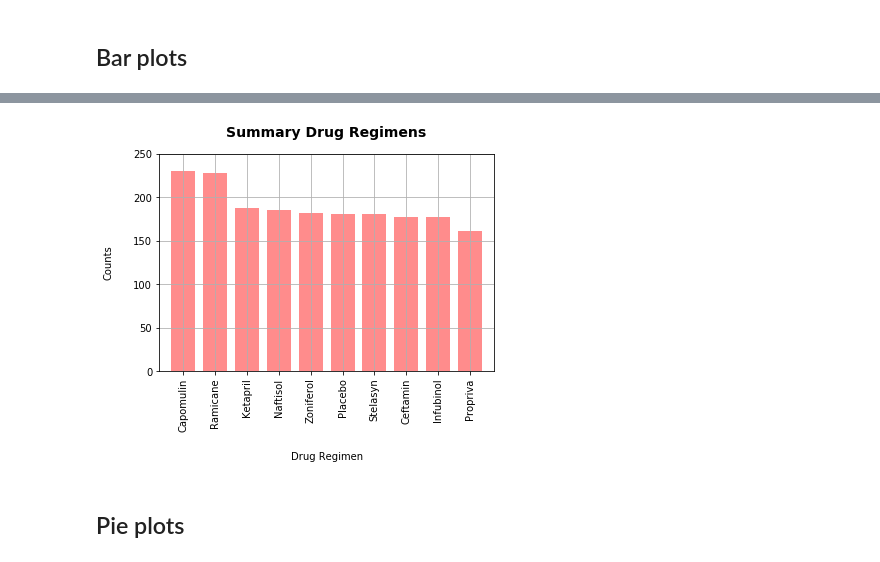
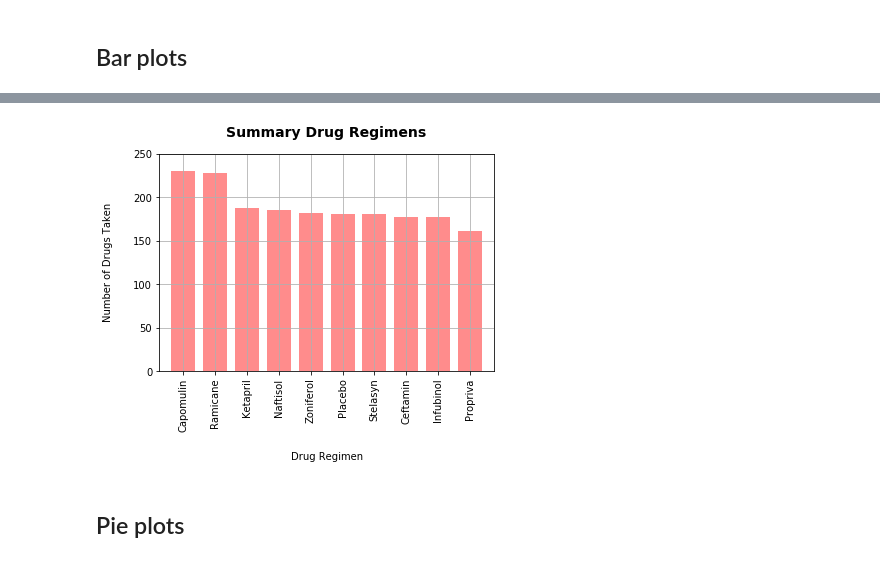
Before and after one commit to LinaSachuk/DU_HomeWork, a Jupyter notebook: matplotlib/pymaceuticals_starter.ipynb, the cells around one changed output, grey strips where cells are left out. Cells and saved outputs as stored; diff of their text form; code cells hidden in the pictures.

```diff
--- a/matplotlib/pymaceuticals_starter.ipynb
+++ b/matplotlib/pymaceuticals_starter.ipynb
@@ -173,35 +194,35 @@ plt.show()
 # Generate a bar plot showing number of data points for each treatment regimen using pyplot
 gr_df = merge_data.groupby("Drug Regimen", as_index=False).count()
 gr_df = gr_df.sort_values(by=['Timepoint', 'Drug Regimen'], ascending=[False, True])
 
 
 # total volumes for df
 total_mouse = merge_data["Mouse ID"].unique()
 total_drug = merge_data["Drug Regimen"].unique()
 total_time = merge_data["Timepoint"].unique()
 
 # Generate a bar plot using Matplotlib's pyplot
 mt_bar = plt.bar(gr_df['Drug Regimen'], gr_df['Timepoint'], color='r', alpha=0.45, width = 0.75, align="center")
 
 # Tell matplotlib rotation of our x axis headers
 plt.xticks(rotation=90)
 
 # Sets the x limits  and y limits of the current chart
 plt.xlim(-0.75, len(gr_df['Drug Regimen'])-0.25)
 plt.ylim(0, max(treatment_counts)+20)
 
 # Give our chart some labels and a tile
 plt.title('Summary Drug Regimens', y=1.05, fontsize=14, fontweight='bold')
 plt.xlabel("Drug Regimen", labelpad=20)
-plt.ylabel("Counts",  labelpad=20)
+plt.ylabel("Number of Drugs Taken",  labelpad=20)
 
 # Set a grid on the plot
 plt.grid()
 
 # Display the plot
 plt.show()
 # %% [output]
-[figure, old version]
+[figure, new version]
 # %% [markdown]
 ## Pie plots
 # %%
```
Also changed, not shown: parts of 16 cells of this notebook.
